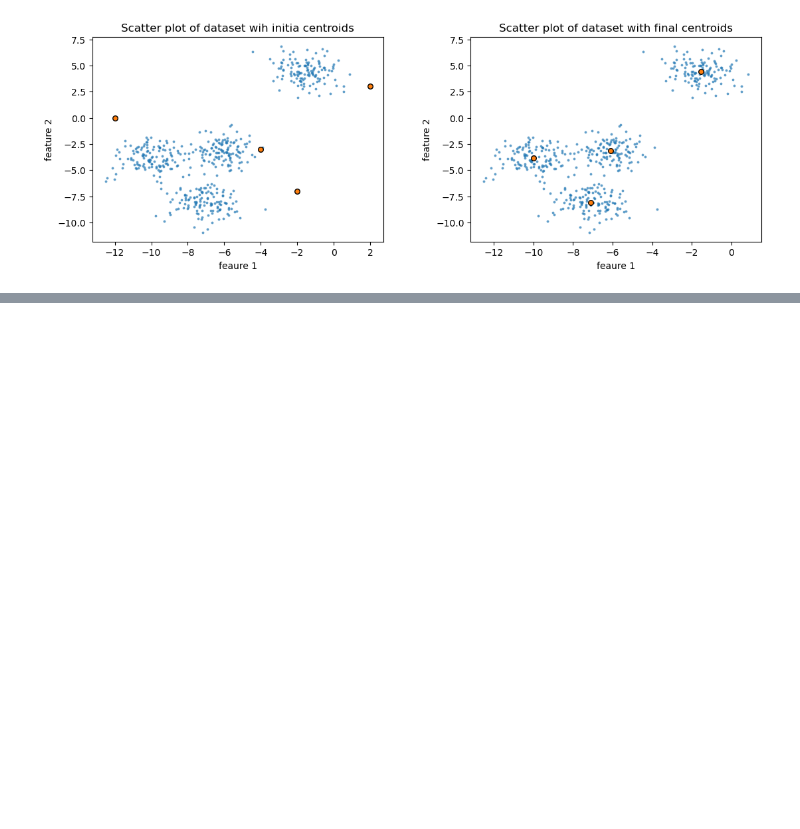
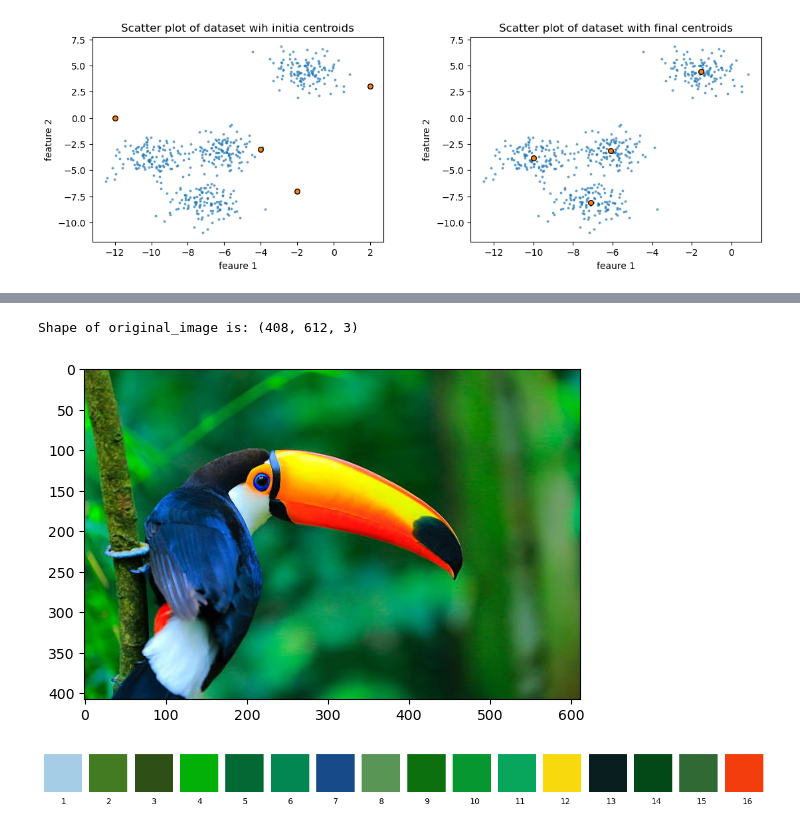
Before and after one commit to dilansenuruk/Machine-Vision-Projects, a Jupyter notebook: K_means_clustering.ipynb, the cells around one changed output, grey strips where cells are left out. Saved outputs shown, nothing was run; the diff lists cells and outputs as text; code cells hidden in the pictures; blank space fills up the shorter version.

```diff
--- a/K_means_clustering.ipynb
+++ b/K_means_clustering.ipynb
@@ -91,0 +99,8 @@ plt.show()
+# %%
+original_image = plt.imread('Images/toucan_bird.png')
+print("Shape of original_image is:", original_image.shape)
+plt.imshow(original_image)
+plt.show()
+# %% [output]
+Shape of original_image is: (408, 612, 3)
+[figure, added]
@@ -91,0 +113,8 @@ plt.show()
+# %%
+fig, ax = plt.subplots(1, 16, figsize=(16, 1))
+for i in range(16):
+    ax[i].imshow([[centroids[i]]])
+    ax[i].set_axis_off()
+    ax[i].text(-0.05, 0.8, str(i+1))
+# %% [output]
+[figure, added]
```
Also changed, not shown: parts of 6 cells of this notebook, 2 other files.
